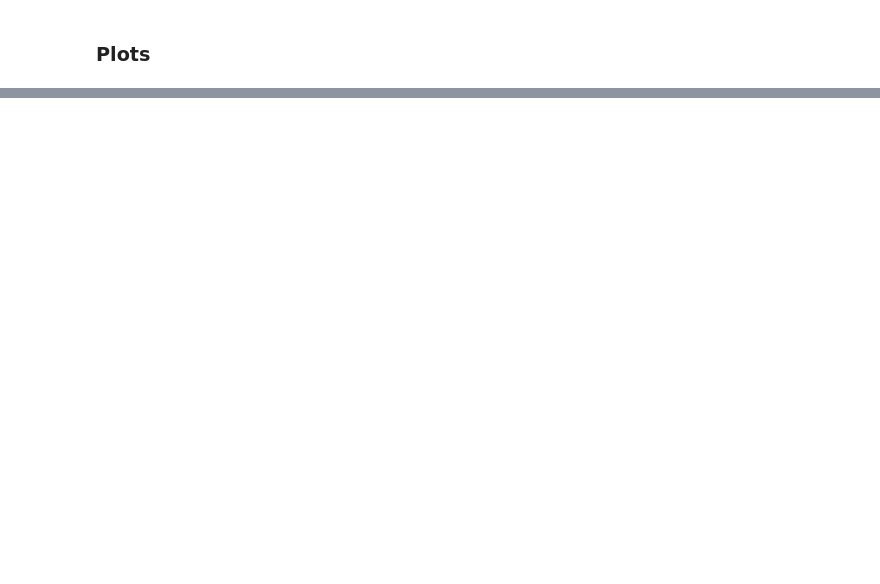
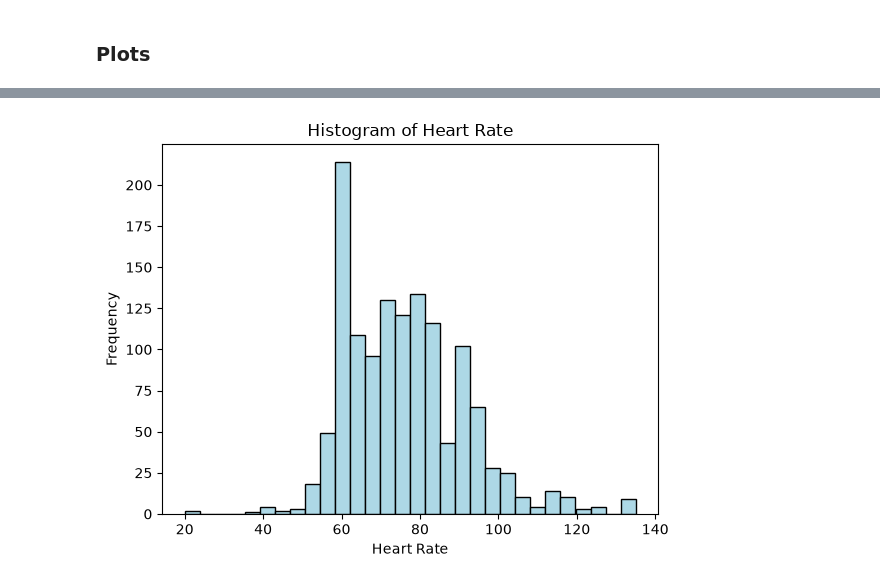
Before and after one commit to erenunalll/heart-attack-prediction, a Jupyter notebook: notebooks/eda.ipynb, the cells around one changed output, grey strips where cells are left out. Drawn from its saved outputs; the diff is of its cells as text; code cells hidden in the pictures; blank space fills up the shorter version.

Commit message:
add plots

```diff
--- a/notebooks/eda.ipynb
+++ b/notebooks/eda.ipynb
@@ -46,0 +74,9 @@ for col in df.select_dtypes(include="number").columns:
+# %%
+plt.hist(df.loc[df["Heart rate"] <= 200, "Heart rate"], edgecolor="black", bins=30, color="lightblue")
+plt.xlabel("Heart Rate")
+plt.ylabel("Frequency")
+plt.title("Histogram of Heart Rate")
+plt.savefig("../plots/heart_rate_hist.png")
+plt.show()
+# %% [output]
+[figure, added]
```
Also changed, not shown: parts of 7 cells of this notebook, 8 other files.
